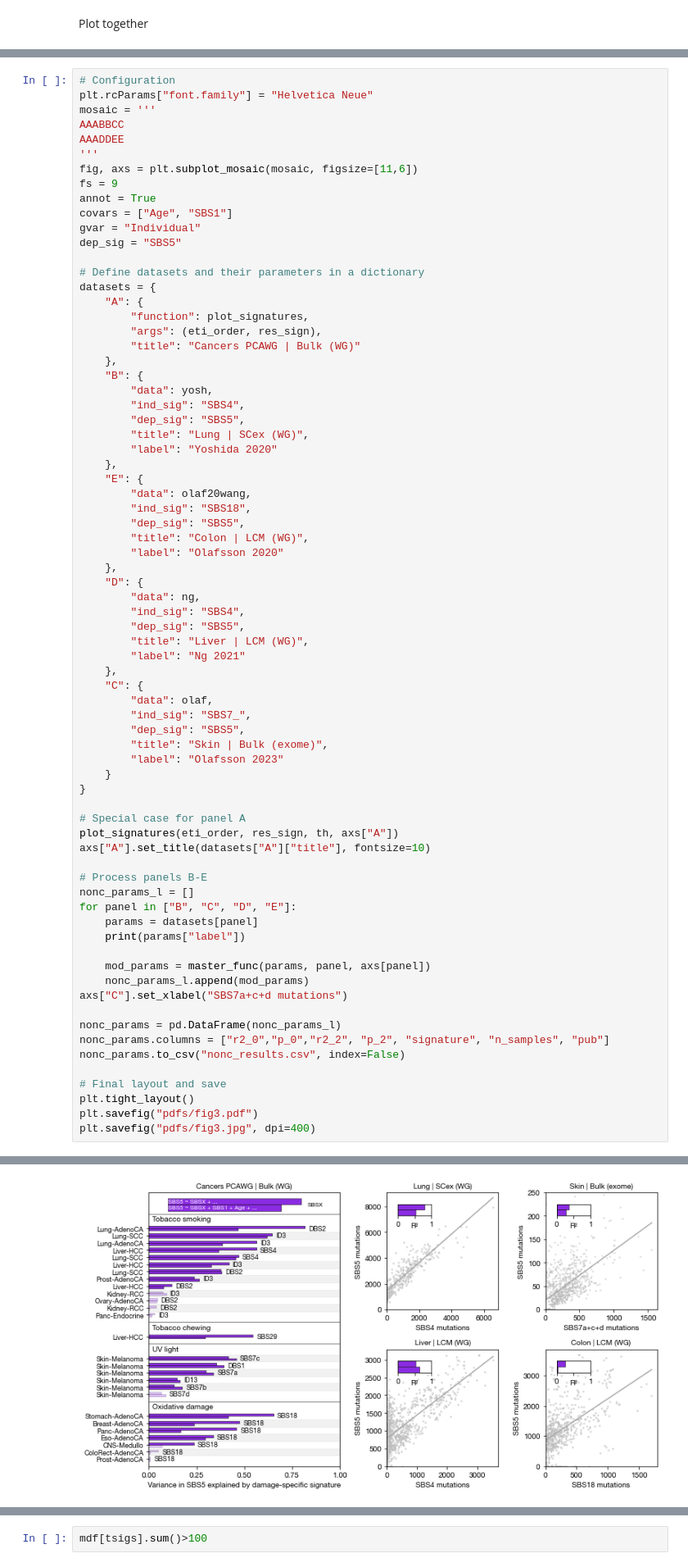
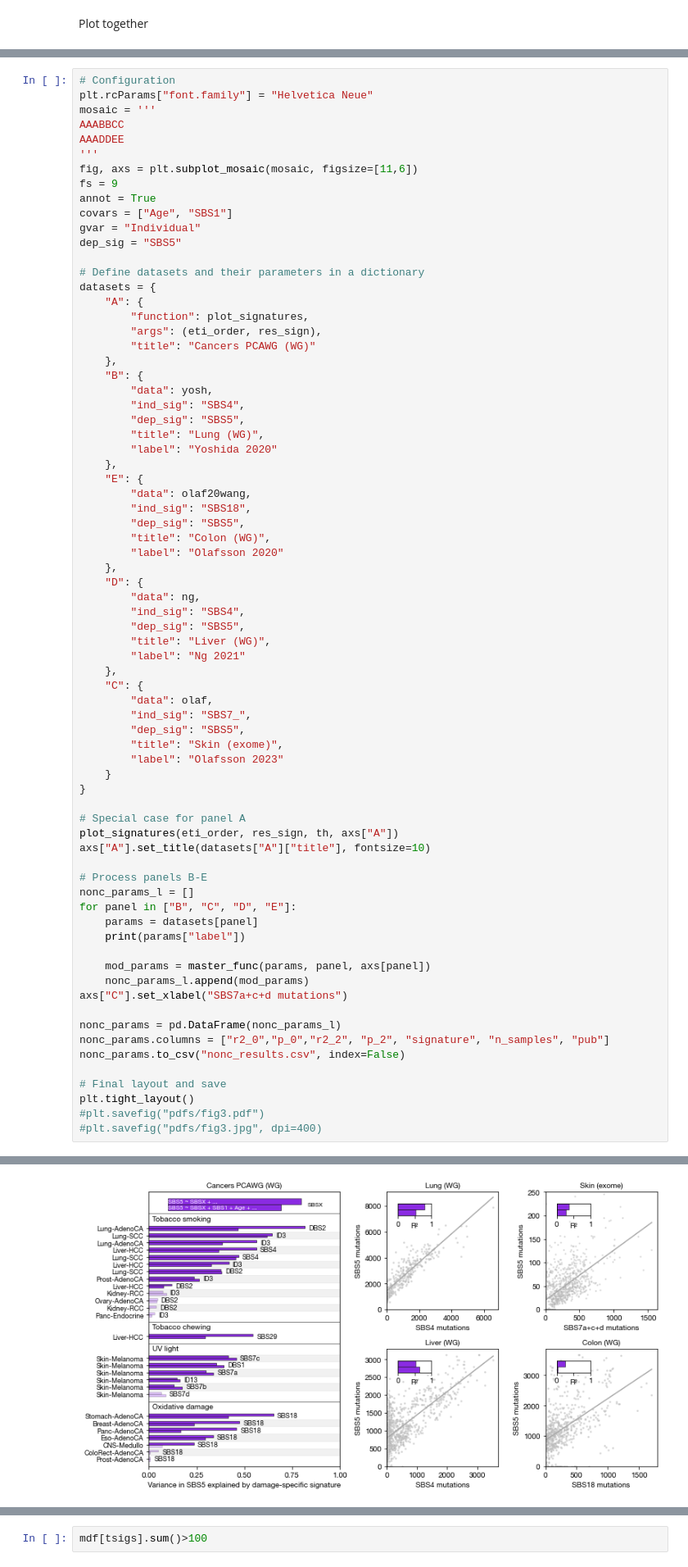
Before and after one commit to n-t-n-el/sbs5, a Jupyter notebook: notebooks/fig3.ipynb, the cells around one changed output, grey strips where cells are left out. Shown: that part at 82% size. Cells and saved outputs as stored; diff of their text form.

```diff
--- a/notebooks/fig3.ipynb
+++ b/notebooks/fig3.ipynb
@@ -634,34 +645,34 @@ datasets = {
     "A": {
         "function": plot_signatures,
         "args": (eti_order, res_sign),
-        "title": "Cancers PCAWG | Bulk (WG)"
+        "title": "Cancers PCAWG (WG)"
     },
     "B": {
         "data": yosh,
         "ind_sig": "SBS4",
         "dep_sig": "SBS5",
-        "title": "Lung | SCex (WG)",
+        "title": "Lung (WG)",
         "label": "Yoshida 2020"
     },
     "E": {
         "data": olaf20wang,
         "ind_sig": "SBS18",
         "dep_sig": "SBS5",
-        "title": "Colon | LCM (WG)",
+        "title": "Colon (WG)",
         "label": "Olafsson 2020"
     },
     "D": {
         "data": ng,
         "ind_sig": "SBS4",
         "dep_sig": "SBS5",
-        "title": "Liver | LCM (WG)",
+        "title": "Liver (WG)",
         "label": "Ng 2021"
     },
     "C": {
         "data": olaf,
         "ind_sig": "SBS7_",
         "dep_sig": "SBS5",
-        "title": "Skin | Bulk (exome)",
+        "title": "Skin (exome)",
         "label": "Olafsson 2023"
     }
 }
@@ -677,33 +688,33 @@ for panel in ["B", "C", "D", "E"]:
     print(params["label"])
 
     mod_params = master_func(params, panel, axs[panel])
     nonc_params_l.append(mod_params)
 axs["C"].set_xlabel("SBS7a+c+d mutations")
 
 nonc_params = pd.DataFrame(nonc_params_l)
 nonc_params.columns = ["r2_0","p_0","r2_2",	"p_2", "signature", "n_samples", "pub"]
 nonc_params.to_csv("nonc_results.csv", index=False)
 
 # Final layout and save
 plt.tight_layout()
-plt.savefig("pdfs/fig3.pdf")
-plt.savefig("pdfs/fig3.jpg", dpi=400)
+#plt.savefig("pdfs/fig3.pdf")
+#plt.savefig("pdfs/fig3.jpg", dpi=400)
 # %% [output]
 Yoshida 2020
 {'SBS4': 0.7871724676820596}
 {'SBS4': 0.5347396406369541, 'Age': 0.012916143640592015, 'SBS1': 0.004855921734406632}
   Variable       VIF
 0     SBS4  1.289031
 2     SBS1  1.238634
 1      Age  1.102124
 Intercept          7.065615e-59
 SBS4              1.798958e-146
 SBS1               8.098347e-03
 Individual Var     9.526485e-02
 dtype: float64
 ... (33 lines left out)
 SBS18             5.794090e-04
 SBS1              9.759025e-31
 Individual Var    1.283279e-06
 dtype: float64
-[figure, old version]
+[figure, new version]
```
Also changed, not shown: parts of 4 cells of this notebook, 5 other files.
